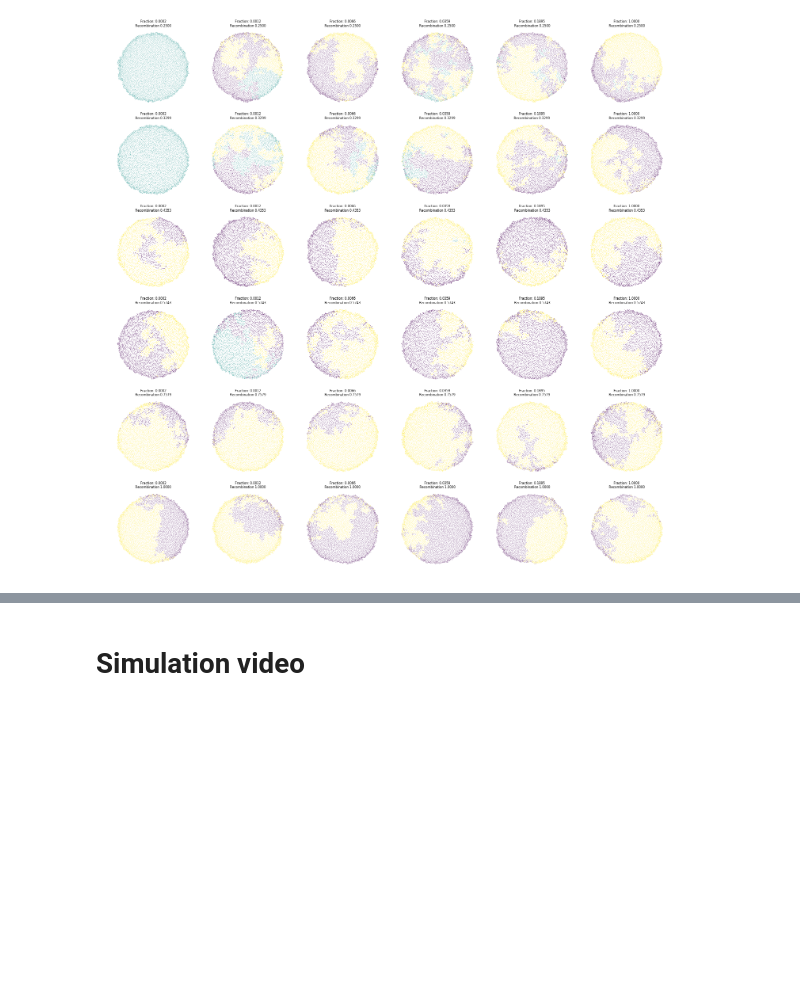
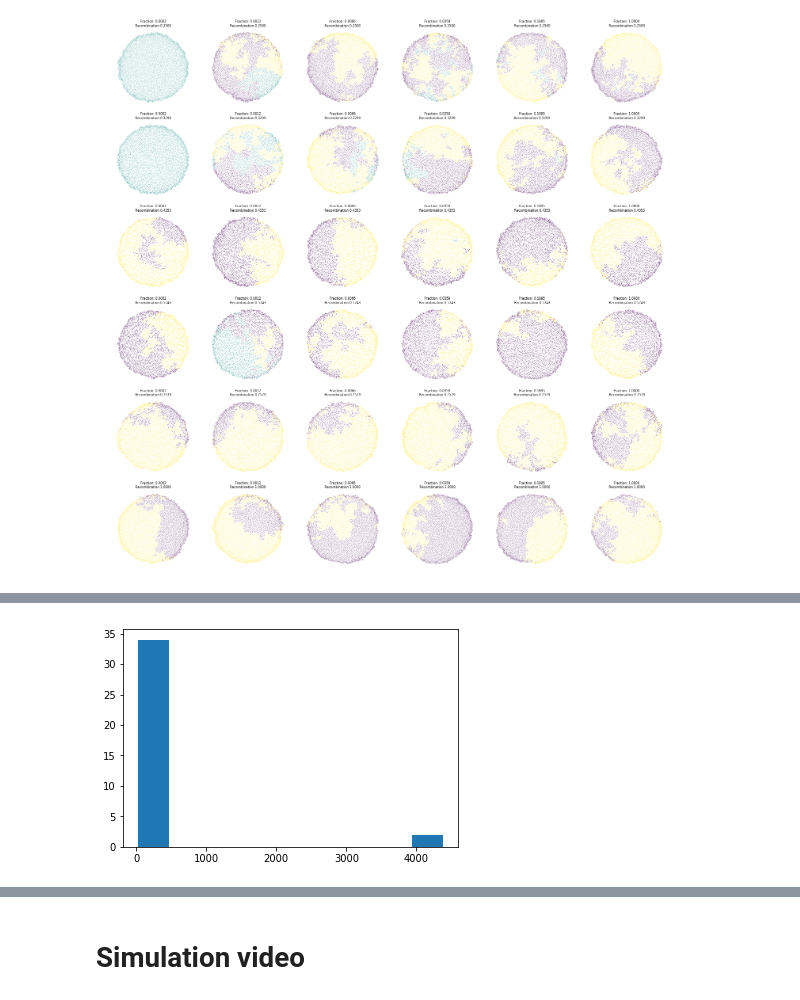
Before and after one commit to sbernasek/growth, a Jupyter notebook: notebooks/analysis.ipynb, the cells around one changed output, grey strips where cells are left out. Drawn from its saved outputs; the diff is of its cells as text; code cells hidden in the pictures; blank space fills up the shorter version.

```diff
--- a/notebooks/analysis.ipynb
+++ b/notebooks/analysis.ipynb
@@ -51,0 +70,4 @@ array([0.01      , 0.02511886, 0.06309573, 0.15848932, 0.39810717,
+# %%
+_ = plt.hist(zz.flatten())
+# %% [output]
+[figure, added]
```
Also changed, not shown: parts of 8 cells of this notebook, 5 other files.
